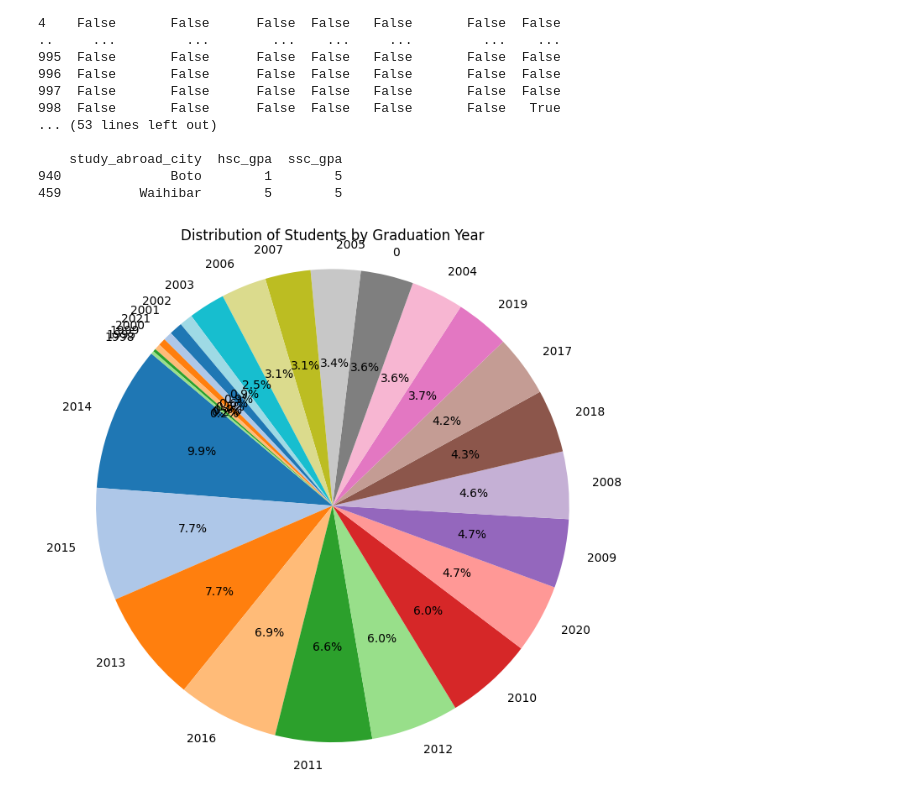
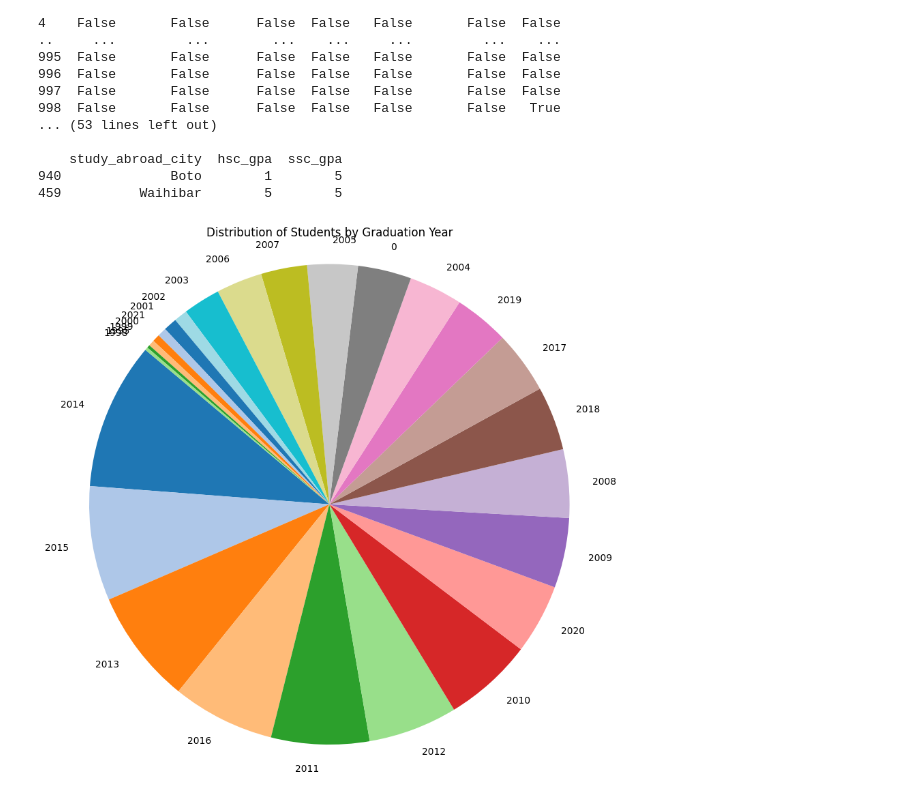
Before and after one commit to ashraf109/BBP01-107-DataAnalyzeAndVisualize, a Jupyter notebook: BBP01_107_DataAnalyzeAndVisualize.ipynb, the cells around one changed output. Drawn from its saved outputs; the diff is of its cells as text; code cells hidden in the pictures.

```diff
--- a/BBP01_107_DataAnalyzeAndVisualize.ipynb
+++ b/BBP01_107_DataAnalyzeAndVisualize.ipynb
@@ -113,27 +116,27 @@ Missing data:
 # %%
 #Q5
 #Create a pie chart showing the distribution of students by graduation_year
 import pandas as pd
 import matplotlib.pyplot as plt
 
 # Load the data
 data_file = "student_data.csv"
 data = pd.read_csv(data_file)
 
 # Ensure the 'Graduation Year' column exists
 if 'graduation_date' in data.columns:
     # Count the occurrences of each graduation year
     year_counts = data['graduation_date'].value_counts()
 
     # Plot the pie chart
-    plt.figure(figsize=(8, 8))
-    plt.pie(year_counts, labels=year_counts.index, autopct="%1.1f%%", startangle=140, colors=plt.cm.tab20.colors)
+    plt.figure(figsize=(10, 10))
+    plt.pie(year_counts, labels=year_counts.index, startangle=140, colors=plt.cm.tab20.colors)
     plt.title("Distribution of Students by Graduation Year")
     plt.axis('equal')  # Equal aspect ratio ensures the pie chart is circular.
 
     # Show the chart
     plt.show()
 else:
     print("The dataset does not contain a 'Graduation Year' column.")
 # %% [output]
-[figure, old version]
+[figure, new version]
```
Also changed, not shown: parts of 2 cells of this notebook.
